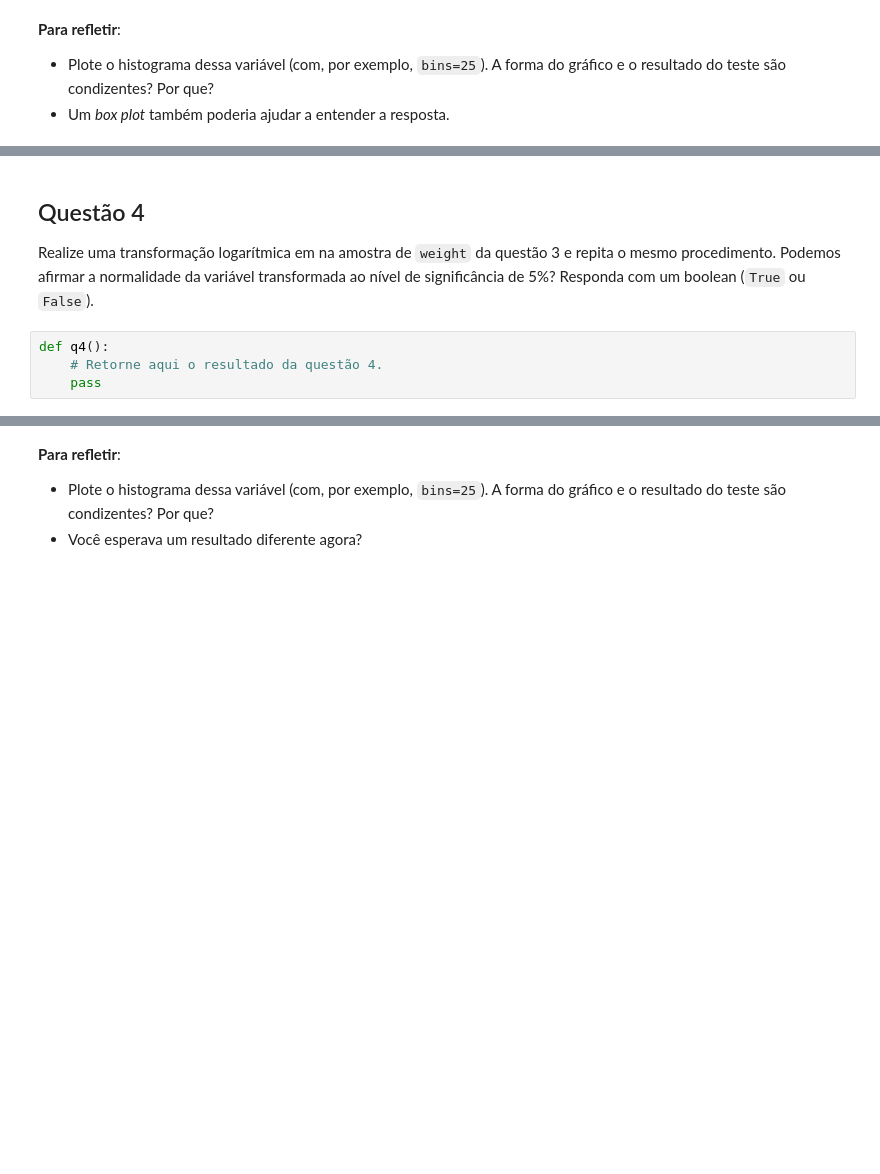
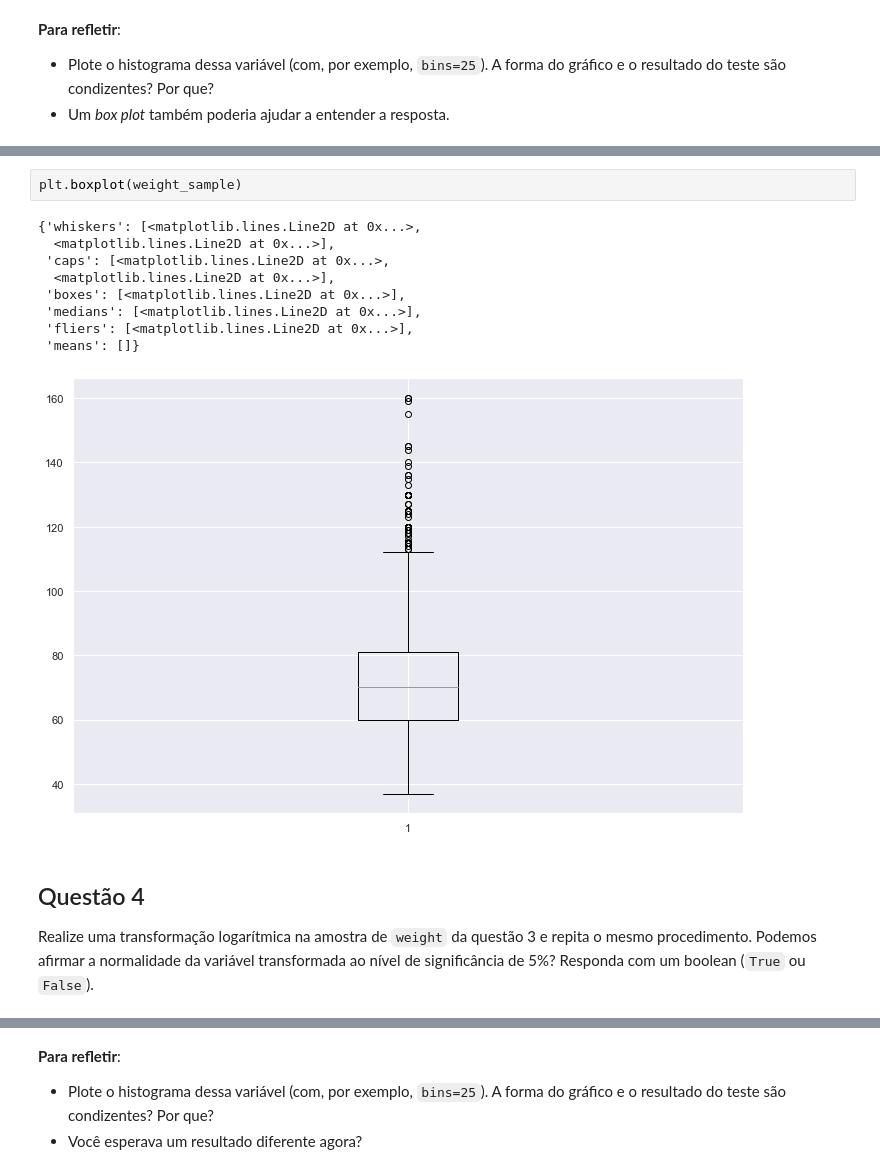
Before and after one commit to gabipz/data-science-codenation, a Jupyter notebook: 05-statistical-hypothesis-testing/statistical-hypothesis-testing.ipynb, the cells around one changed output, grey strips where cells are left out. Drawn from its saved outputs; the diff is of its cells as text; blank space fills up the shorter version.

```diff
--- a/05-statistical-hypothesis-testing/statistical-hypothesis-testing.ipynb
+++ b/05-statistical-hypothesis-testing/statistical-hypothesis-testing.ipynb
@@ -112,8 +157,16 @@ __Para refletir__:
+# %%
+plt.boxplot(weight_sample)
+# %% [output]
+{'whiskers': [<matplotlib.lines.Line2D at 0x...>,
+  <matplotlib.lines.Line2D at 0x...>],
+ 'caps': [<matplotlib.lines.Line2D at 0x...>,
+  <matplotlib.lines.Line2D at 0x...>],
+ 'boxes': [<matplotlib.lines.Line2D at 0x...>],
+ 'medians': [<matplotlib.lines.Line2D at 0x...>],
+ 'fliers': [<matplotlib.lines.Line2D at 0x...>],
+ 'means': []}
+[figure, added]
 # %% [markdown]
 ## Questão 4
 
-Realize uma transformação logarítmica em na amostra de `weight` da questão 3 e repita o mesmo procedimento. Podemos afirmar a normalidade da variável transformada ao nível de significância de 5%? Responda com um boolean (`True` ou `False`).
+Realize uma transformação logarítmica na amostra de `weight` da questão 3 e repita o mesmo procedimento. Podemos afirmar a normalidade da variável transformada ao nível de significância de 5%? Responda com um boolean (`True` ou `False`).
-# %%
-def q4():
-    # Retorne aqui o resultado da questão 4.
-    pass
```
Also changed, not shown: parts of 22 cells of this notebook.
